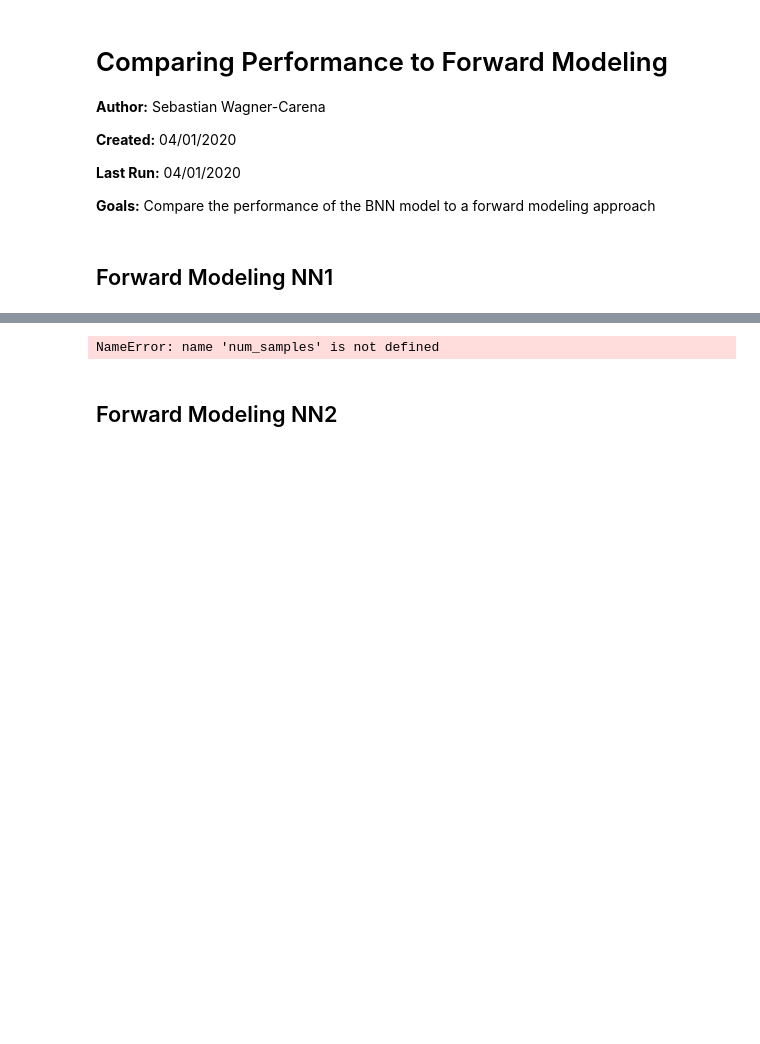
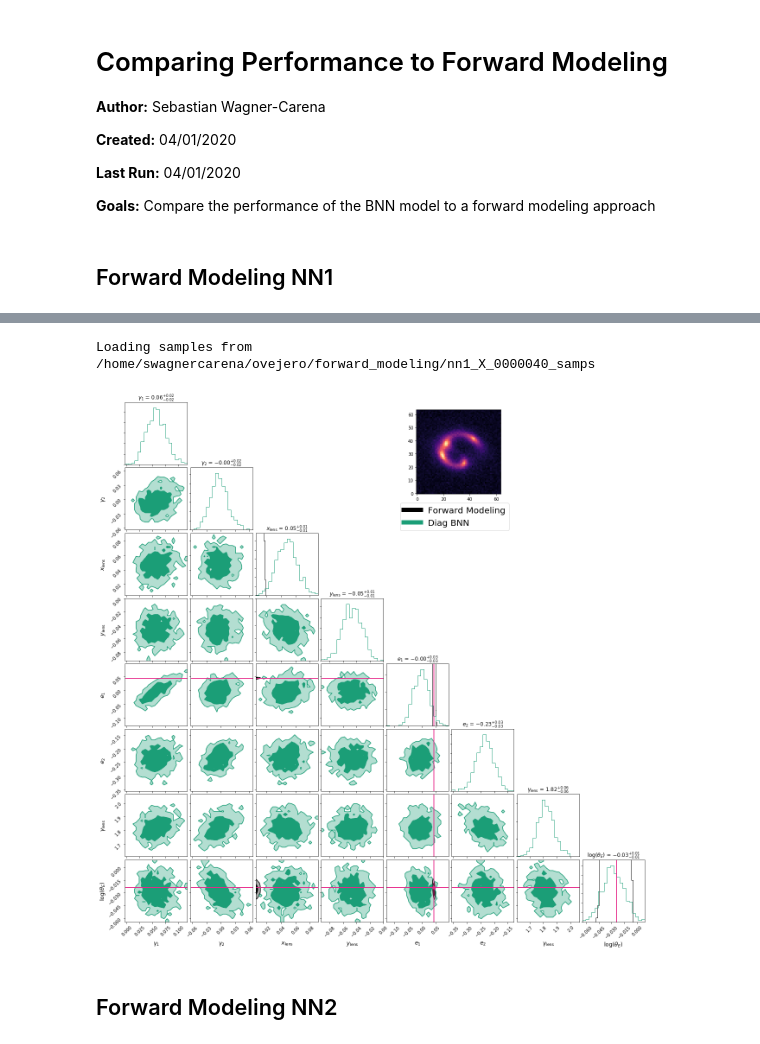
Before and after one commit to swagnercarena/ovejero, a Jupyter notebook: models/Forward_Modeling_Comparison.ipynb, the cells around one changed output, grey strips where cells are left out. Cells and saved outputs as stored; diff of their text form; code cells hidden in the pictures; blank space fills up the shorter version.

```diff
--- a/models/Forward_Modeling_Comparison.ipynb
+++ b/models/Forward_Modeling_Comparison.ipynb
@@ -97,13 +100,14 @@ AttributeError: 'ForwardModel' object has no attribute 'image_dict'
 # %%
 # Now let's look at the corner plot of the parameters we care about (the lens parameters)
 color_map = ['#000000','#1b9e77']
 truth_color = '#e7298a'
-plot_limits = [(0.00,0.12),(-0.08,0.04),(0.01,0.09),(-0.095,0.005),(-0.15,0.10),(-0.35,-0.10),(1.6,2.0),
-              (-0.06,0.02)]
+# plot_limits = [(0.00,0.12),(-0.08,0.04),(0.01,0.09),(-0.095,0.005),(-0.15,0.10),(-0.35,-0.10),(1.6,2.0),
+#               (-0.06,0.02)]
 fow_model.plot_posterior_contours(burnin,num_samples,sample_save_dir=sample_save_dir,color_map=color_map,
-                                 plot_limits=plot_limits,truth_color=truth_color)
+                                 plot_limits=None,truth_color=truth_color)
 # %% [output]
-NameError: name 'num_samples' is not defined
+Loading samples from /home/swagnercarena/ovejero/forward_modeling/nn1_X_0000040_samps
+[figure, added]
 # %% [markdown]
 ## Forward Modeling NN2
 # %%
```
Also changed, not shown: parts of 10 cells of this notebook.
